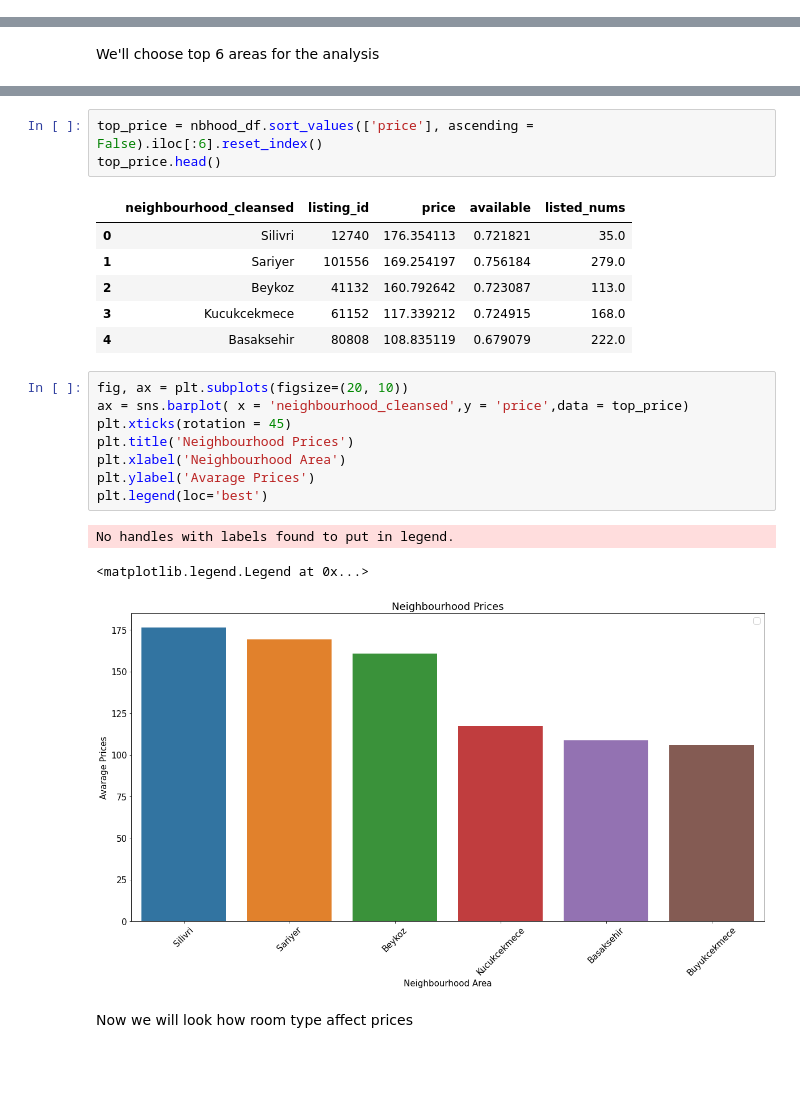
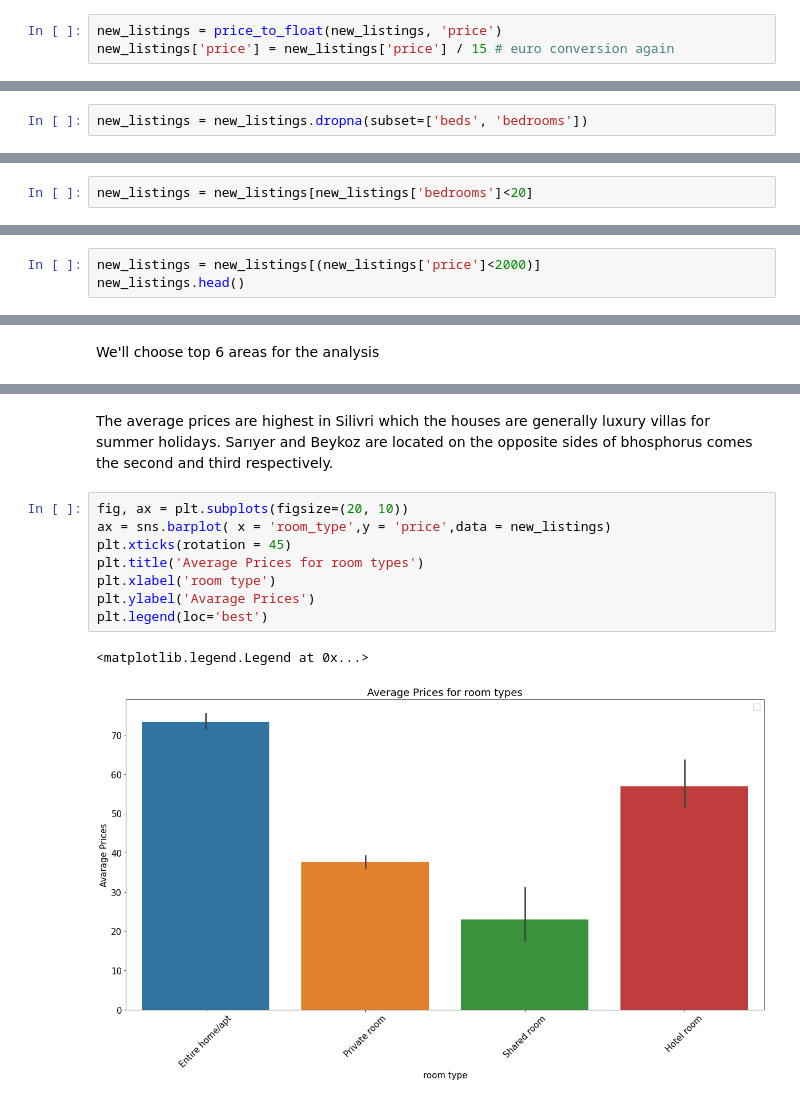
Before and after one commit to BenTata-86/Airbnb-Istanbul-Athens-Comparison, a Jupyter notebook: airbnb-istanbul-vs-athens.ipynb, the cells around one changed output, grey strips where cells are left out. Drawn from its saved outputs; the diff is of its cells as text; blank space fills up the shorter version.

```diff
--- a/airbnb-istanbul-vs-athens.ipynb
+++ b/airbnb-istanbul-vs-athens.ipynb
@@ -72,0 +343,3 @@ Now the data is ready, we will look at the price comparison
+# %%
+new_listings = price_to_float(new_listings, 'price')
+new_listings['price'] = new_listings['price'] / 15 # euro conversion again
@@ -72,0 +368,2 @@ Now the data is ready, we will look at the price comparison
+# %%
+new_listings = new_listings.dropna(subset=['beds', 'bedrooms'])
@@ -72,0 +415,2 @@ Now the data is ready, we will look at the price comparison
+# %%
+new_listings = new_listings[new_listings['bedrooms']<20]
@@ -72,0 +439,3 @@ Now the data is ready, we will look at the price comparison
+# %%
+new_listings = new_listings[(new_listings['price']<2000)]
+new_listings.head()
@@ -234,24 +604,14 @@ No handles with labels found to put in legend.
-# %%
-top_price = nbhood_df.sort_values(['price'], ascending = False).iloc[:6].reset_index()
-top_price.head()
-# %% [output]
-|  | neighbourhood_cleansed | listing_id | price | available | listed_nums |
-| 0 | Silivri | 12740 | 176.354113 | 0.721821 | 35.0 |
-| 1 | Sariyer | 101556 | 169.254197 | 0.756184 | 279.0 |
-| 2 | Beykoz | 41132 | 160.792642 | 0.723087 | 113.0 |
-| 3 | Kucukcekmece | 61152 | 117.339212 | 0.724915 | 168.0 |
-| 4 | Basaksehir | 80808 | 108.835119 | 0.679079 | 222.0 |
+# %% [markdown]
+The average prices are highest in Silivri which the houses are generally luxury villas for summer holidays.
+Sarıyer and Beykoz are located on the opposite sides of bhosphorus comes the second and third respectively.
 # %%
 fig, ax = plt.subplots(figsize=(20, 10))
-ax = sns.barplot( x = 'neighbourhood_cleansed',y = 'price',data = top_price)
+ax = sns.barplot( x = 'room_type',y = 'price',data = new_listings)
 plt.xticks(rotation = 45)
-plt.title('Neighbourhood Prices')
-plt.xlabel('Neighbourhood Area')
+plt.title('Average Prices for room types')
+plt.xlabel('room type')
 plt.ylabel('Avarage Prices')
 plt.legend(loc='best')
 # %% [output]
-No handles with labels found to put in legend.
+<matplotlib.legend.Legend at 0x...>
-<matplotlib.legend.Legend at 0x...>
-[figure, old version]
+[figure, new version]
-# %% [markdown]
-Now we will look how room type affect prices
```
Also changed, not shown: parts of 106 cells of this notebook.
